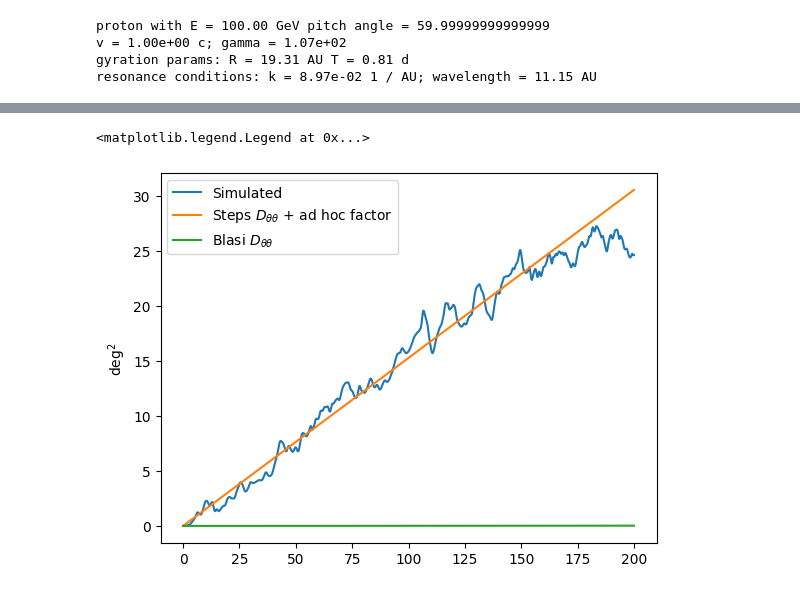
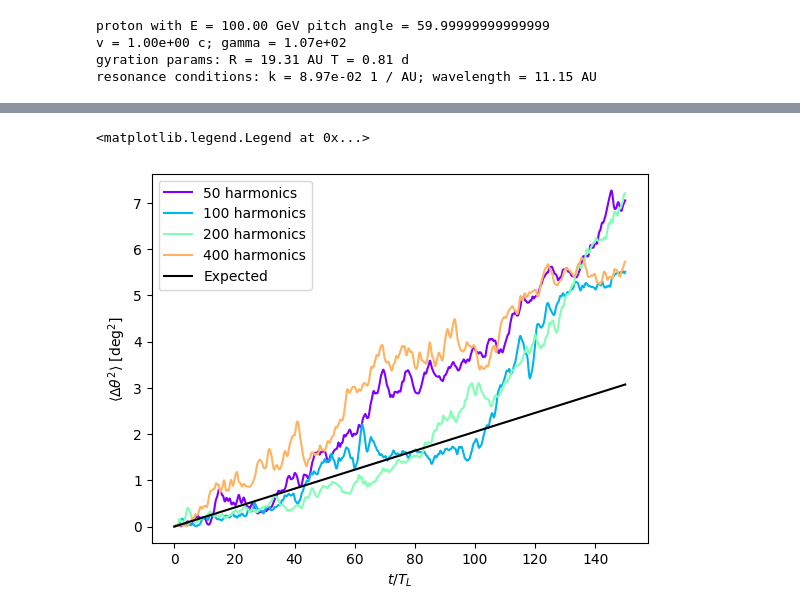
Before and after one commit to nj-vs-vh/gssi-he-th, a Jupyter notebook: Pitch Angle Diffusion Simulation.ipynb, the cells around one changed output, grey strips where cells are left out. Saved outputs shown, nothing was run; the diff lists cells and outputs as text; code cells hidden in the pictures.

```diff
--- a/Pitch Angle Diffusion Simulation.ipynb
+++ b/Pitch Angle Diffusion Simulation.ipynb
@@ -138,14 +138,15 @@ class MagneticFieldPerturbation:
 
     @classmethod
     def comb(
-        cls, particle: Particle, deltaB: u.Quantity[gauss_cgs], n_harmonics: int
+        cls,
+        particle: Particle,
+        theta_halfwidth: u.Quantity[u.rad],
+        deltaB: u.Quantity[gauss_cgs],
+        n_harmonics: int,
     ) -> "MagneticFieldPerturbation":
-        small_angle = np.pi / 90
-        theta_halfwidth = 10 * np.pi / 180
-        theta_min = max(particle.theta.to(u.rad).value - theta_halfwidth, small_angle)
-        theta_max = min(
-            particle.theta.to(u.rad).value + theta_halfwidth, np.pi / 2 - small_angle
-        )
+        small_angle = 10 * u.deg
+        theta_min = max(particle.theta - theta_halfwidth, small_angle)
+        theta_max = min(particle.theta + theta_halfwidth, 90 * u.deg - small_angle)
         return MagneticFieldPerturbation(
             deltaB=deltaB * np.ones(shape=(n_harmonics)),
             k=(
@@ -395,37 +390,48 @@ plt.show()
 # %%
-thetas_ensemble = np.vstack(tuple(t.theta for t in trajectories))
-thetas_ensemble -= np.mean(thetas_ensemble, axis=0)
+fig, ax = plt.subplots()
+ax: plt.Axes
 
-fig, ax = plt.subplots()
+for idx, (mf, trajectories) in enumerate(zip(mfs, trajectory_series)):
+    color = cmap(idx / len(trajectory_series))
+    n_harmonics = mf.deltaB.size
+    thetas_ensemble = np.vstack(tuple(t.theta for t in trajectories))
+    thetas_ensemble -= np.mean(thetas_ensemble, axis=0)
+    t = trajectories[0].t
+    ax.plot(
+        t / particle.T_L,
+        np.mean(thetas_ensemble**2, axis=0),
+        label=f"{n_harmonics} harmonics",
+        color=color,
+    )
 
-t = trajectories[0].t
-
-ax.plot(t / particle.T_L, np.mean(thetas_ensemble**2, axis=0), label="Simulated")
-delta_k_mean = np.mean(np.diff(mf.k))
-ax.plot(
-    t / particle.T_L,
-    particle.Omega_L
-    * ((deltaB / n_harmonics) / B0)
-    * (delta_k_mean / particle.k_res)
-    / np.tan(particle.theta)
-    * 3.5  # GUESSED FROM THE PLOT
-    * t
-    * u.rad**2,
-    label="Steps $D_{\\theta \\theta}$ + ad hoc factor",
-)
+    delta_k_mean = np.mean(np.diff(mf.k))
+    # ax.axhline(
+    #     particle.Omega_L
+    #     * ((mf.deltaB[0]) / B0)
+    #     * (delta_k_mean / particle.k_res)
+    #     / np.tan(particle.theta)
+    #     # * 8  # GUESSED FROM THE PLOT
+    #     * u.rad**2,
+    #     color=color,
+    #     linestyle="--",
+    #     label=f"My {n_harmonics}",
+    # )
 
 ax.plot(
     t / particle.T_L,
     (np.pi / 2)
     * particle.Omega_L
-    * ((deltaB / n_harmonics) / B0) ** 2
-    * particle.k_res.value  # BAD DIMENSIONS
+    * ((mf.deltaB[0]) / B0).decompose() ** 2
+    * (particle.k_res / delta_k_mean)
     * t
     * u.rad**2,
-    label="Blasi $D_{\\theta \\theta}$",
+    color="k",
+    label=f"Expected",
 )
 
+label_axes(ax, "t / T_L", "\\langle \\Delta \\theta^2 \\rangle")
+# ax.set_yscale("log")
 ax.legend()
 # %% [output]
 <matplotlib.legend.Legend at 0x...>
-[figure, old version]
+[figure, new version]
```
Also changed, not shown: parts of 1 cell of this notebook.
